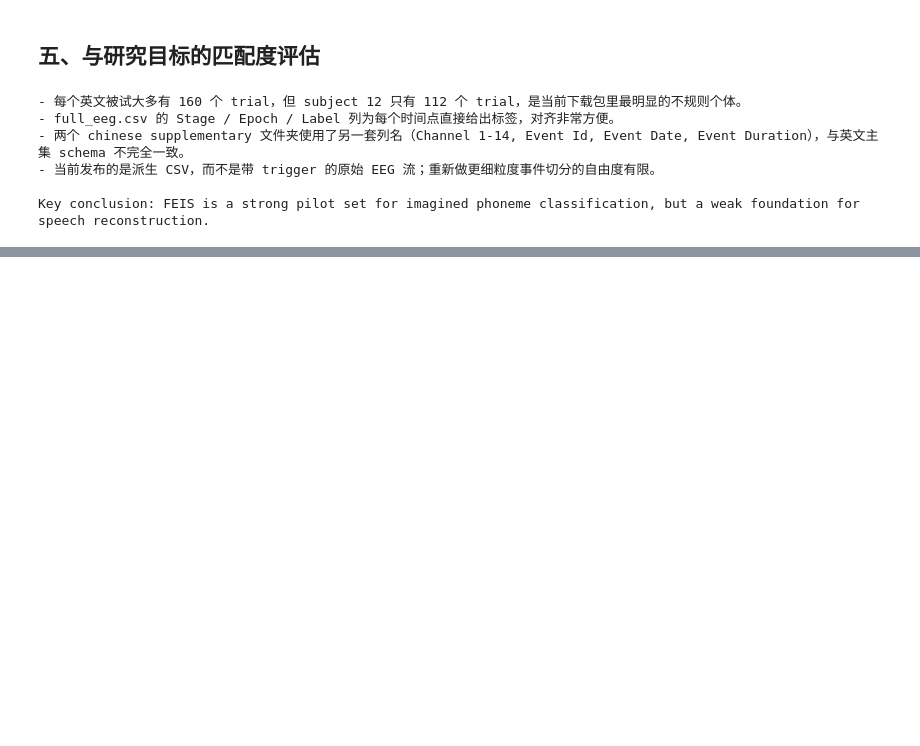
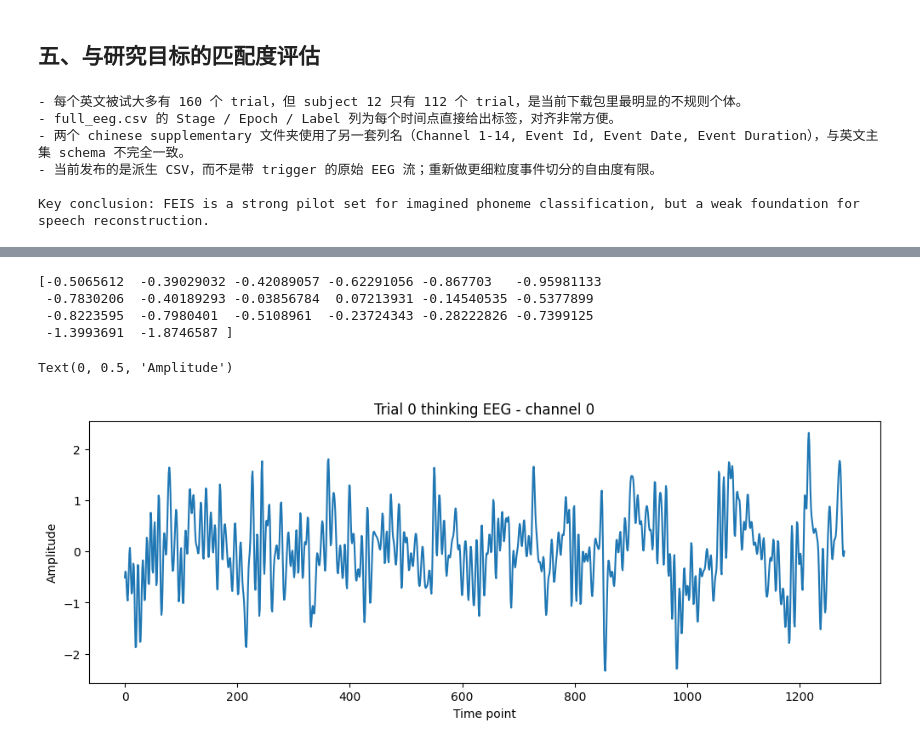
Before and after one commit to samxiexs/eeg-voice, a Jupyter notebook: reports/dataset_feasibility/dataset1_analysis.ipynb, the cells around one changed output, grey strips where cells are left out. Cells and saved outputs as stored; diff of their text form; code cells hidden in the pictures; blank space fills up the shorter version.

```diff
--- a/reports/dataset_feasibility/dataset1_analysis.ipynb
+++ b/reports/dataset_feasibility/dataset1_analysis.ipynb
@@ -121,0 +124,7 @@ Key conclusion: FEIS is a strong pilot set for imagined phoneme classification,
+# %%
+import numpy as np
+
+path = "/Users/samxie/Research/EEG-Voice/ref_github/speech_decoding/data/processed/thinking_waveform_pairs/feis/subjects/01.npz"
+data = np.load(path, allow_pickle=True)
+
+print(data.files)
@@ -121,0 +264,24 @@ Key conclusion: FEIS is a strong pilot set for imagined phoneme classification,
+# %%
+channels = data["channel_names"]
+idx = list(channels).index("F3")
+print(trial0_thinking[idx, :20])
+# %% [output]
+[-0.5065612  -0.39029032 -0.42089057 -0.62291056 -0.867703   -0.95981133
+ -0.7830206  -0.40189293 -0.03856784  0.07213931 -0.14540535 -0.5377899
+ -0.8223595  -0.7980401  -0.5108961  -0.23724343 -0.28222826 -0.7399125
+ -1.3993691  -1.8746587 ]
+# %%
+%matplotlib inline
+
+import matplotlib.pyplot as plt
+
+trial0_thinking = data["stage__thinking"][0]
+
+plt.figure(figsize=(12,4))
+plt.plot(trial0_thinking[0])
+plt.title("Trial 0 thinking EEG - channel 0")
+plt.xlabel("Time point")
+plt.ylabel("Amplitude")
+# %% [output]
+Text(0, 0.5, 'Amplitude')
+[figure, added]
```
Also changed, not shown: parts of 14 cells of this notebook, 2 other files.
